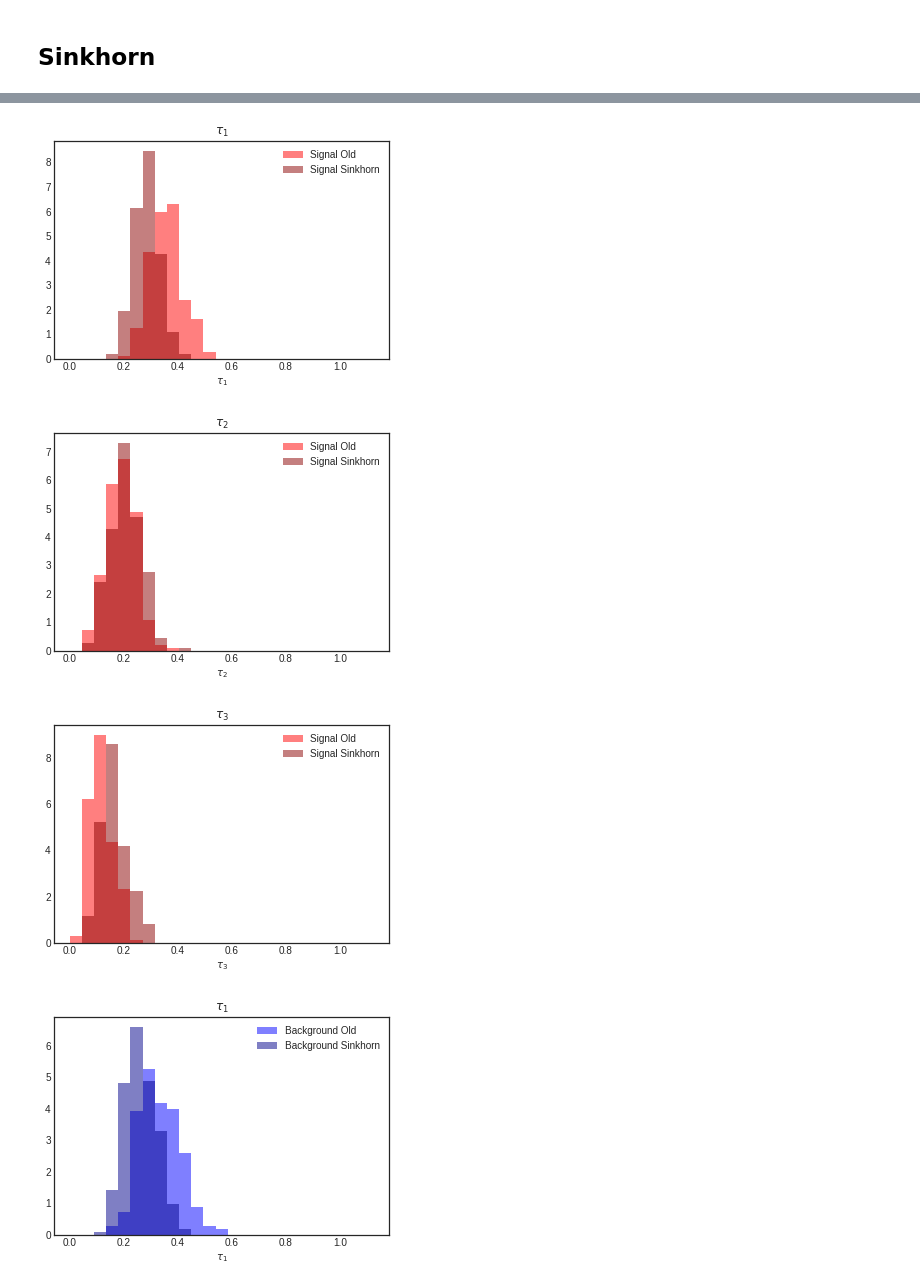
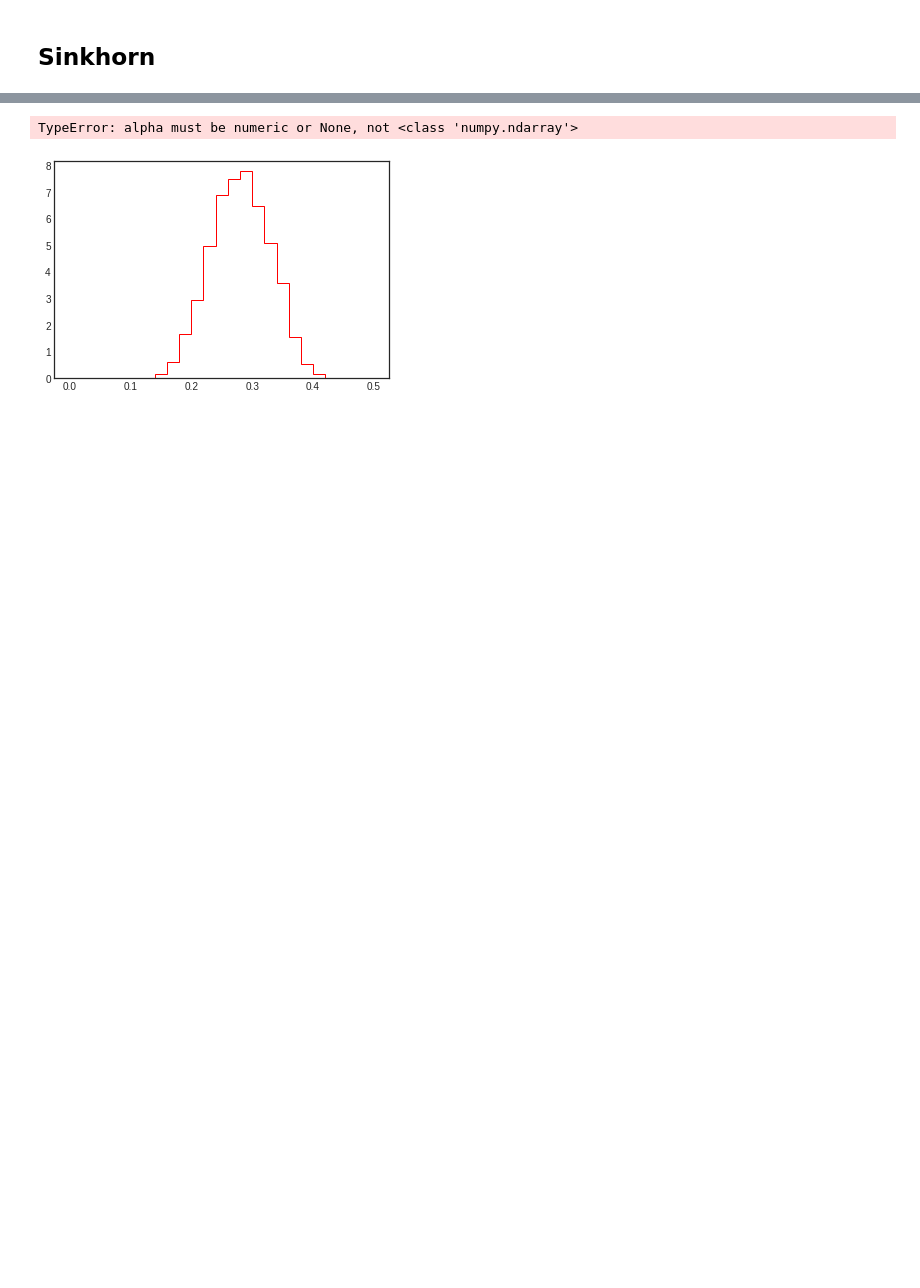
Before and after one commit to rikab/SHAPER, a Jupyter notebook: nsubjettiness_tests.ipynb, the cells around one changed output, grey strips where cells are left out. Saved outputs shown, nothing was run; the diff lists cells and outputs as text; code cells hidden in the pictures; blank space fills up the shorter version.

```diff
--- a/nsubjettiness_tests.ipynb
+++ b/nsubjettiness_tests.ipynb
@@ -17,7 +17,7 @@ from utils import load_dataset
 # Parameters
 R = 0.5
 beta = 1.0
-N = 250
+N = 1000
 epochs = 75
 mass_lower = 145
 mass_upper = 205
@@ -418,21 +469,32 @@ for j in range(2):
 # %%
 for j in range(3):
-    plt.hist(emds_old[0,j,:] * 0.5 / 0.8, bins = 25, range=(0.0, 1.125), density = True, color = "red", label = "Signal Old", histtype="stepfilled", alpha = 0.5)
-    plt.hist(emds_sinkhorn[0,j,:] * 0.5 / 0.8, bins = 25, range=(0.0, 1.125), density = True, color = "darkred", label = "Signal Sinkhorn", histtype="stepfilled", alpha = 0.5)
+    for (e, eps) in enumerate(epsilons):
+
+        # plt.hist(emds_old[0,j,:] * 0.5 / 0.8, bins = 25, range=(0.0, 1.125), density = True, color = "red", label = "Signal Old", histtype="stepfilled", alpha = 0.5)
+        plt.hist(emds_sinkhorn[0,j,e,:] * 0.5 / 0.8, bins = 25, range=(0.0, 0.5), density = True, color = "red", label = "Signal Sinkhorn $\epsilon = $ %.1e" % eps, histtype="step", alpha = (1 - e) / len(epsilons), lw = 3)
     plt.title(r"$\tau_{%d}$" % (j+1))
     plt.xlabel(r"$\tau_{%d}$" % (j+1))
     plt.legend()
     plt.show()
 
+
 for j in range(3):
-    plt.hist(emds_old[1,j,:] * 0.5 / 0.8 , bins = 25, range=(0.0, 1.125), density = True, color = "blue", label = "Background Old", histtype="stepfilled", alpha = 0.5)
-    plt.hist(emds_sinkhorn[1,j,:] * 0.5 / 0.8, bins = 25, range=(0.0, 1.125), density = True, color = "darkblue", label = "Background Sinkhorn", histtype="stepfilled", alpha = 0.5)
+    for (e, eps) in enumerate(epsilons):
+
+        # plt.hist(emds_old[1,j,:] * 0.5 / 0.8, bins = 25, range=(0.0, 1.125), density = True, color = "blue", label = "Background Old", histtype="stepfilled", alpha = 0.5)
+        plt.hist(emds_sinkhorn[1,j,e,:] * 0.5 / 0.8, bins = 25, range=(0.0, 0.5), density = True, color = "blue", label = "Background Sinkhorn $\epsilon = $ %.1e" % eps, histtype="step", alpha = (len(epsilons) - e) / len(epsilons), lw = 3)
     plt.title(r"$\tau_{%d}$" % (j+1))
     plt.xlabel(r"$\tau_{%d}$" % (j+1))
     plt.legend()
     plt.show()
+
+# for j in range(3):
+#     plt.hist(emds_old[1,j,:] * 0.5 / 0.8 , bins = 25, range=(0.0, 1.125), density = True, color = "blue", label = "Background Old", histtype="stepfilled", alpha = 0.5)
+#     plt.hist(emds_sinkhorn[1,j,:] * 0.5 / 0.8, bins = 25, range=(0.0, 1.125), density = True, color = "darkblue", label = "Background Sinkhorn", histtype="stepfilled", alpha = 0.5)
+#     plt.title(r"$\tau_{%d}$" % (j+1))
+#     plt.xlabel(r"$\tau_{%d}$" % (j+1))
+#     plt.legend()
+#     plt.show()
 # %% [output]
+TypeError: alpha must be numeric or None, not <class 'numpy.ndarray'>
-[figure, old version]
+[figure, new version]
-[figure, removed]
-[figure, removed]
-[figure, removed]
```
Also changed, not shown: parts of 11 cells of this notebook, 2 other files.
